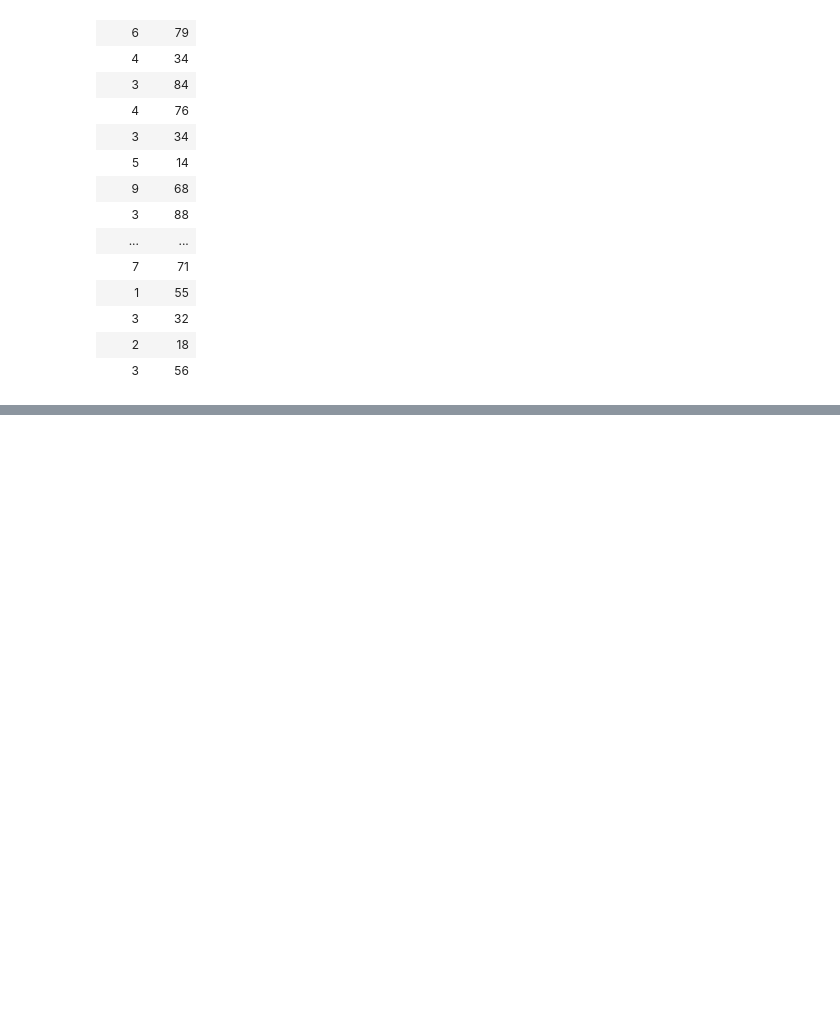
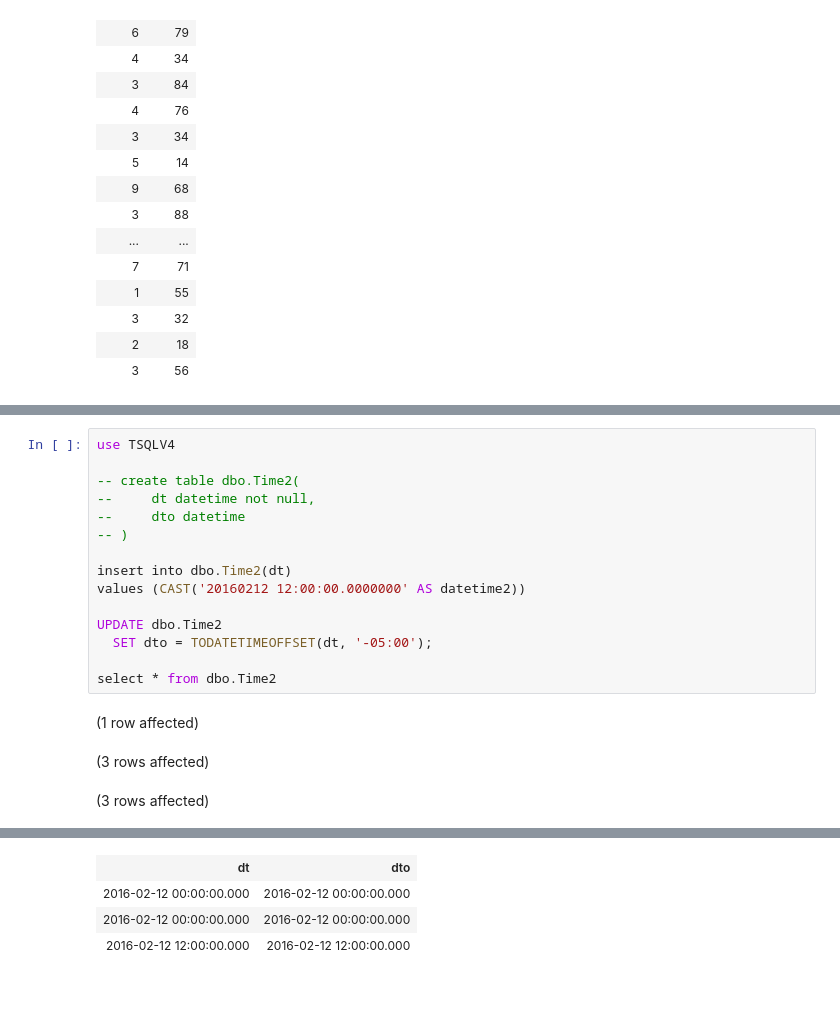
Before and after one commit to ryanmohamed/tsql_hw1, a Jupyter notebook: Chapter2-Corrected.ipynb, the cells around one changed output, grey strips where cells are left out. Cells and saved outputs as stored; diff of their text form; blank space fills up the shorter version.

```diff
--- a/Chapter2-Corrected.ipynb
+++ b/Chapter2-Corrected.ipynb
@@ -400,0 +508,19 @@ WHERE (EmployeeId > 0 AND CustomerId > 2*EmployeeId) OR (EmployeeId < 0 AND Cust
+# %%
+use TSQLV4
+
+-- create table dbo.Time2(
+--     dt datetime not null,
+--     dto datetime
+-- )
+
+insert into dbo.Time2(dt)
+values (CAST('20160212 12:00:00.0000000' AS datetime2))
+
+UPDATE dbo.Time2
+  SET dto = TODATETIMEOFFSET(dt, '-05:00');
+
+select * from dbo.Time2
+# %% [output]
+(1 row affected)
+(3 rows affected)
+(3 rows affected)
@@ -401,2 +528,6 @@ WHERE (EmployeeId > 0 AND CustomerId > 2*EmployeeId) OR (EmployeeId < 0 AND Cust
+| dt | dto |
+| 2016-02-12 00:00:00.000 | 2016-02-12 00:00:00.000 |
+| 2016-02-12 00:00:00.000 | 2016-02-12 00:00:00.000 |
+| 2016-02-12 12:00:00.000 | 2016-02-12 12:00:00.000 |
 # %% [markdown]
 #
```
Also changed, not shown: parts of 8 cells of this notebook, 1 other file.
